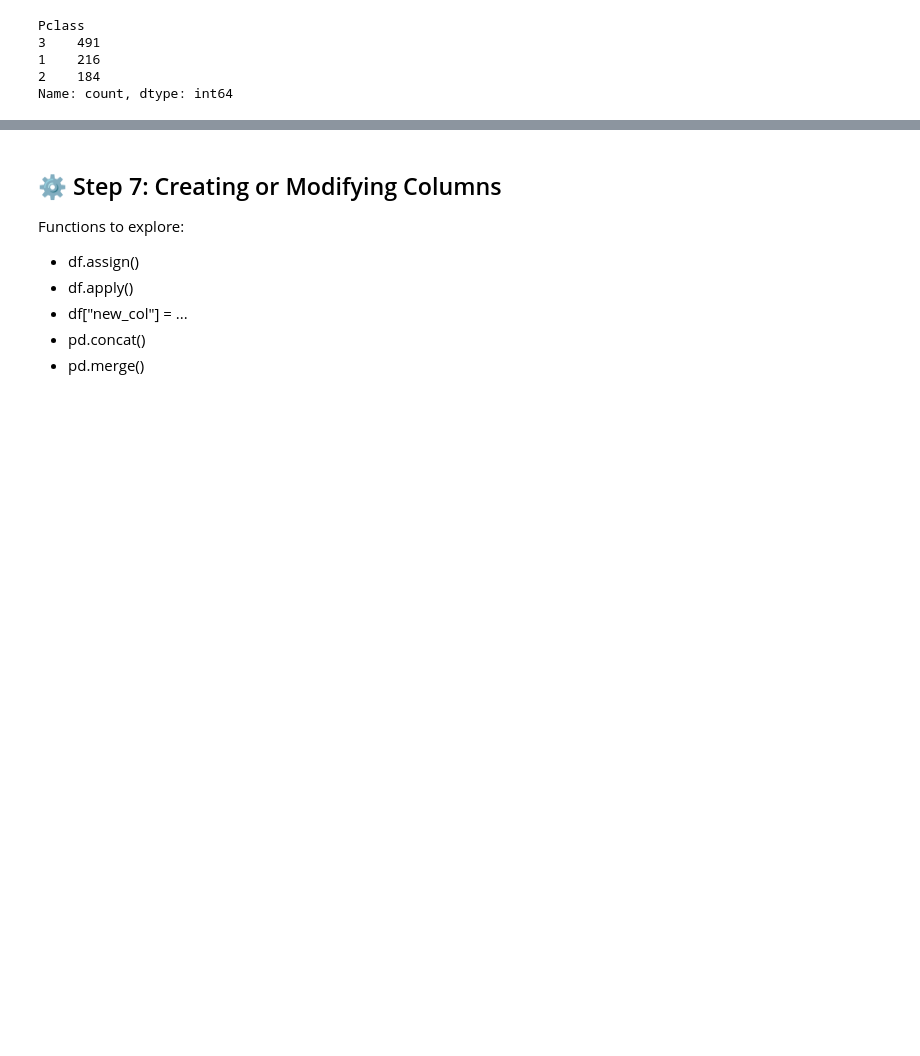
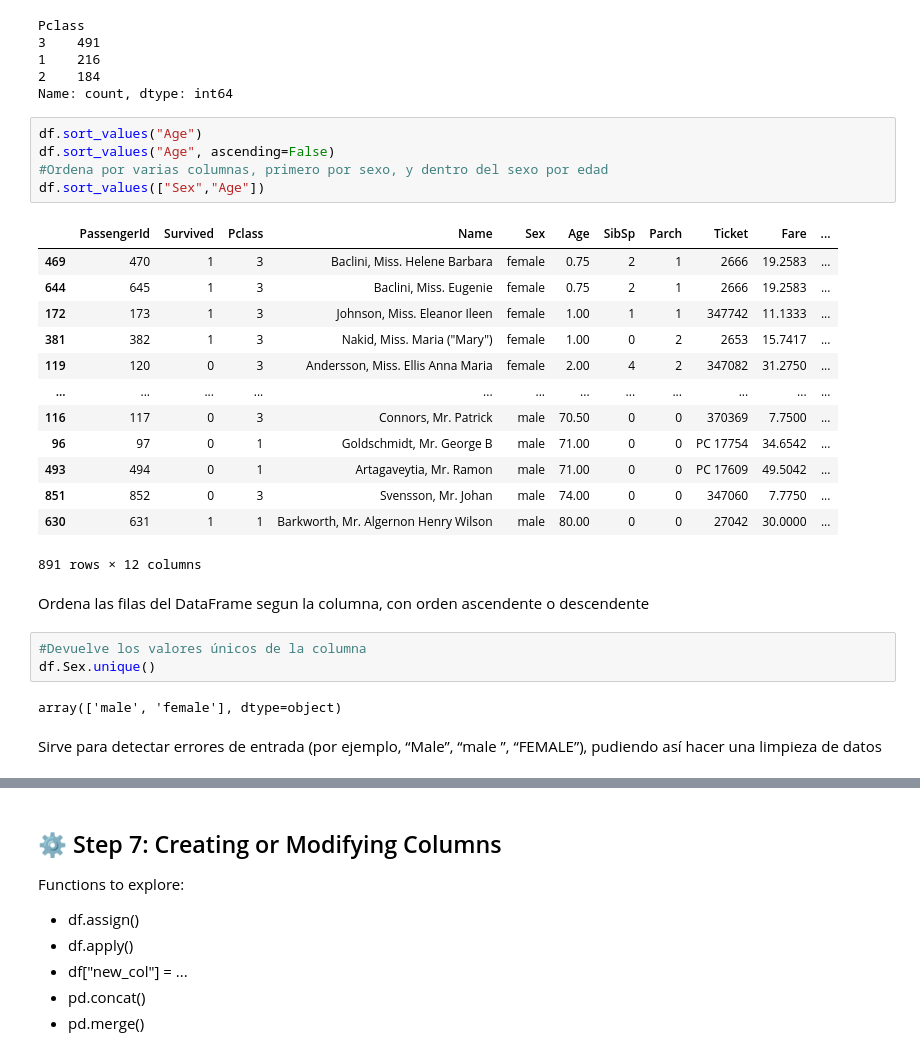
Before and after one commit to GabriTenreiro/TitanicTask, a Jupyter notebook: Titanic_Pandas_Practice_Notebook.ipynb, the cells around one changed output, grey strips where cells are left out. Drawn from its saved outputs; the diff is of its cells as text; blank space fills up the shorter version.

```diff
--- a/Titanic_Pandas_Practice_Notebook.ipynb
+++ b/Titanic_Pandas_Practice_Notebook.ipynb
@@ -384,3 +479,31 @@ Pclass
 1    216
 2    184
 Name: count, dtype: int64
+# %%
+df.sort_values("Age")
+df.sort_values("Age", ascending=False)
+#Ordena por varias columnas, primero por sexo, y dentro del sexo por edad
+df.sort_values(["Sex","Age"])
+# %% [output]
+|  | PassengerId | Survived | Pclass | Name | Sex | Age | SibSp | Parch | Ticket | Fare | ... |
+| 469 | 470 | 1 | 3 | Baclini, Miss. Helene Barbara | female | 0.75 | 2 | 1 | 2666 | 19.2583 | ... |
+| 644 | 645 | 1 | 3 | Baclini, Miss. Eugenie | female | 0.75 | 2 | 1 | 2666 | 19.2583 | ... |
+| 172 | 173 | 1 | 3 | Johnson, Miss. Eleanor Ileen | female | 1.00 | 1 | 1 | 347742 | 11.1333 | ... |
+| 381 | 382 | 1 | 3 | Nakid, Miss. Maria ("Mary") | female | 1.00 | 0 | 2 | 2653 | 15.7417 | ... |
+| 119 | 120 | 0 | 3 | Andersson, Miss. Ellis Anna Maria | female | 2.00 | 4 | 2 | 347082 | 31.2750 | ... |
+| ... | ... | ... | ... | ... | ... | ... | ... | ... | ... | ... | ... |
+| 116 | 117 | 0 | 3 | Connors, Mr. Patrick | male | 70.50 | 0 | 0 | 370369 | 7.7500 | ... |
+| 96 | 97 | 0 | 1 | Goldschmidt, Mr. George B | male | 71.00 | 0 | 0 | PC 17754 | 34.6542 | ... |
+| 493 | 494 | 0 | 1 | Artagaveytia, Mr. Ramon | male | 71.00 | 0 | 0 | PC 17609 | 49.5042 | ... |
+| 851 | 852 | 0 | 3 | Svensson, Mr. Johan | male | 74.00 | 0 | 0 | 347060 | 7.7750 | ... |
+| 630 | 631 | 1 | 1 | Barkworth, Mr. Algernon Henry Wilson | male | 80.00 | 0 | 0 | 27042 | 30.0000 | ... |
+891 rows × 12 columns
+# %% [markdown]
+Ordena las filas del DataFrame segun la columna, con orden ascendente o descendente
+# %%
+#Devuelve los valores únicos de la columna
+df.Sex.unique()
+# %% [output]
+array(['male', 'female'], dtype=object)
+# %% [markdown]
+Sirve para detectar errores de entrada (por ejemplo, “Male”, “male ”, “FEMALE”), pudiendo así hacer una limpieza de datos
```
Also changed, not shown: parts of 24 cells of this notebook, 2 other files.
